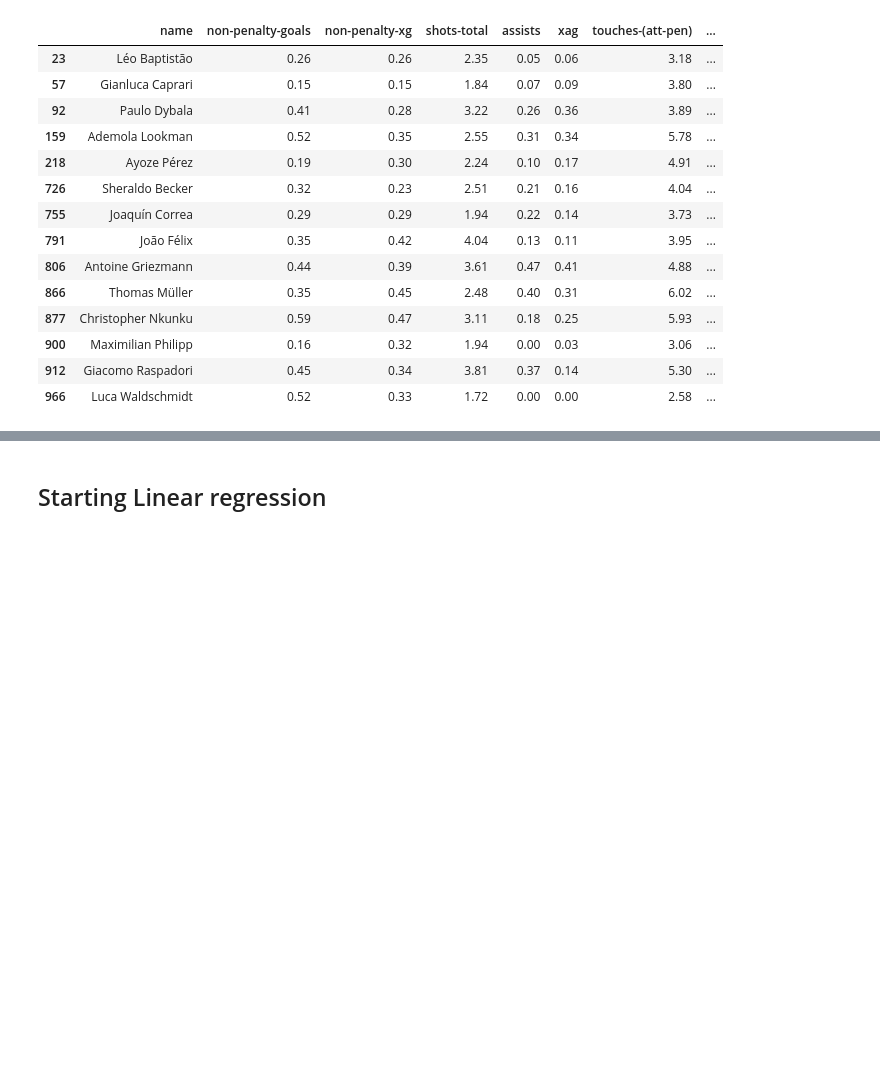
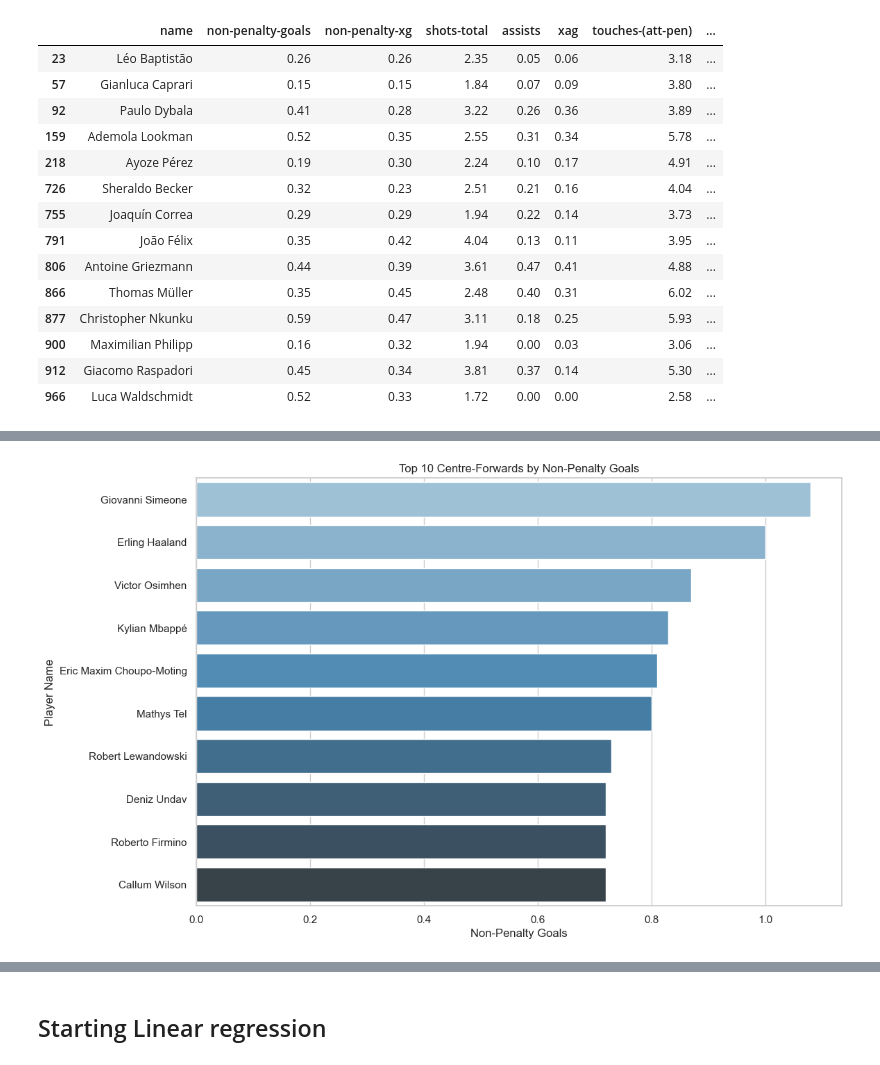
Before and after one commit to enesyesil/Moneyball-Scout-ML, a Jupyter notebook: Moneyball Scout Dataset.ipynb, the cells around one changed output, grey strips where cells are left out. Saved outputs shown, nothing was run; the diff lists cells and outputs as text; code cells hidden in the pictures; blank space fills up the shorter version.

```diff
--- a/Moneyball Scout Dataset.ipynb
+++ b/Moneyball Scout Dataset.ipynb
@@ -360,0 +445,12 @@ df_ss
+# %%
+# Identifying top 10 CFs by 'non-penalty-goals'
+top_10_cf_by_goals = df_cf.sort_values(by='non-penalty-goals', ascending=False).head(10)
+
+plt.figure(figsize=(12, 8))
+sns.barplot(data=top_10_cf_by_goals, x='non-penalty-goals', y='name', palette='Blues_d')
+plt.title('Top 10 Centre-Forwards by Non-Penalty Goals')
+plt.xlabel('Non-Penalty Goals')
+plt.ylabel('Player Name')
+plt.show()
+# %% [output]
+[figure, added]
```
Also changed, not shown: parts of 12 cells of this notebook, 1 other file.
